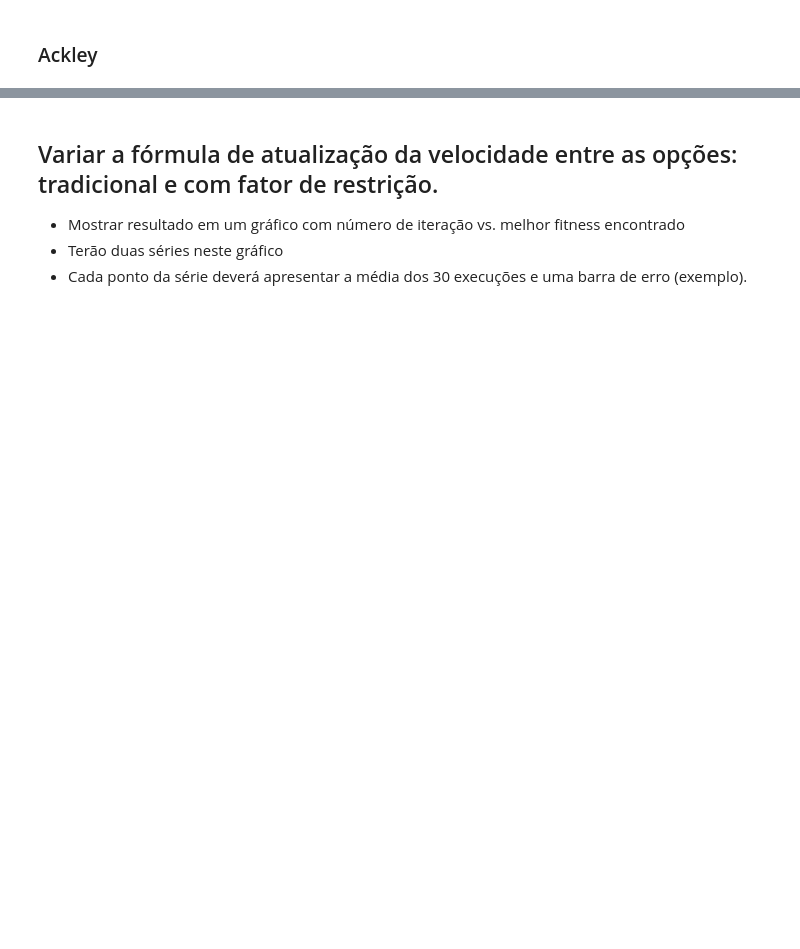
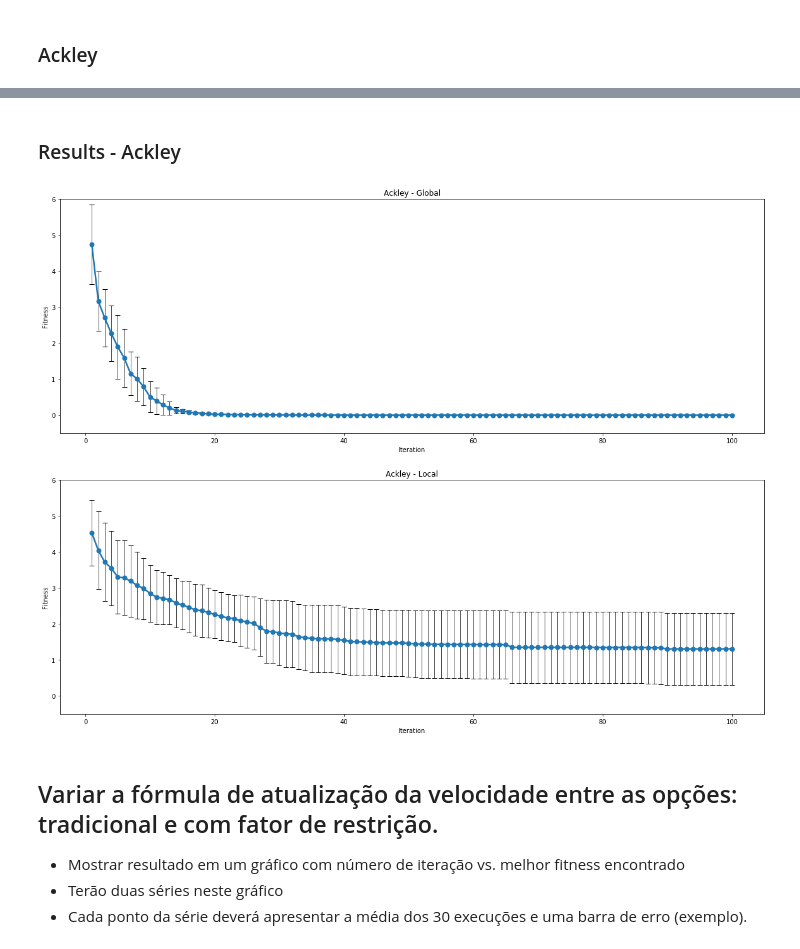
Before and after one commit to anthonyjatoba/bioinspired-optimization, a Jupyter notebook: PSO.ipynb, the cells around one changed output, grey strips where cells are left out. Drawn from its saved outputs; the diff is of its cells as text; code cells hidden in the pictures; blank space fills up the shorter version.

```diff
--- a/PSO.ipynb
+++ b/PSO.ipynb
@@ -289,3 +288,25 @@ plt.show()
+# %% [markdown]
+### Results - Ackley
+# %%
+plt.figure(figsize=(20, 15))
+
+plt.subplot(2, 1, 1)
+plt.ylim(-0.5, 6)
+plt.errorbar(x, np.array(ackley_iter_mean_g), np.array(ackley_iter_std_g), ms=7, lw=2.5, marker="o", capsize=4, ecolor="black", elinewidth=0.7)
+plt.title('Ackley - Global')
+plt.ylabel("Fitness")
+plt.xlabel("Iteration")
+
+plt.subplot(2, 1, 2)
+plt.ylim(-0.5, 6)
+plt.errorbar(x, np.array(ackley_iter_mean_l), np.array(ackley_iter_std_l), ms=7, lw=2.5, marker="o", capsize=4, ecolor="black", elinewidth=0.7)
+plt.title('Ackley - Local')
+plt.ylabel("Fitness")
+plt.xlabel("Iteration")
+
+plt.show()
+# %% [output]
+[figure, added]
 # %% [markdown]
 ## Variar a fórmula de atualização da velocidade entre as opções: tradicional e com fator de restrição.
 * Mostrar resultado em um gráfico com número de iteração vs. melhor fitness encontrado
```
Also changed, not shown: parts of 16 cells of this notebook, 1 other file.
